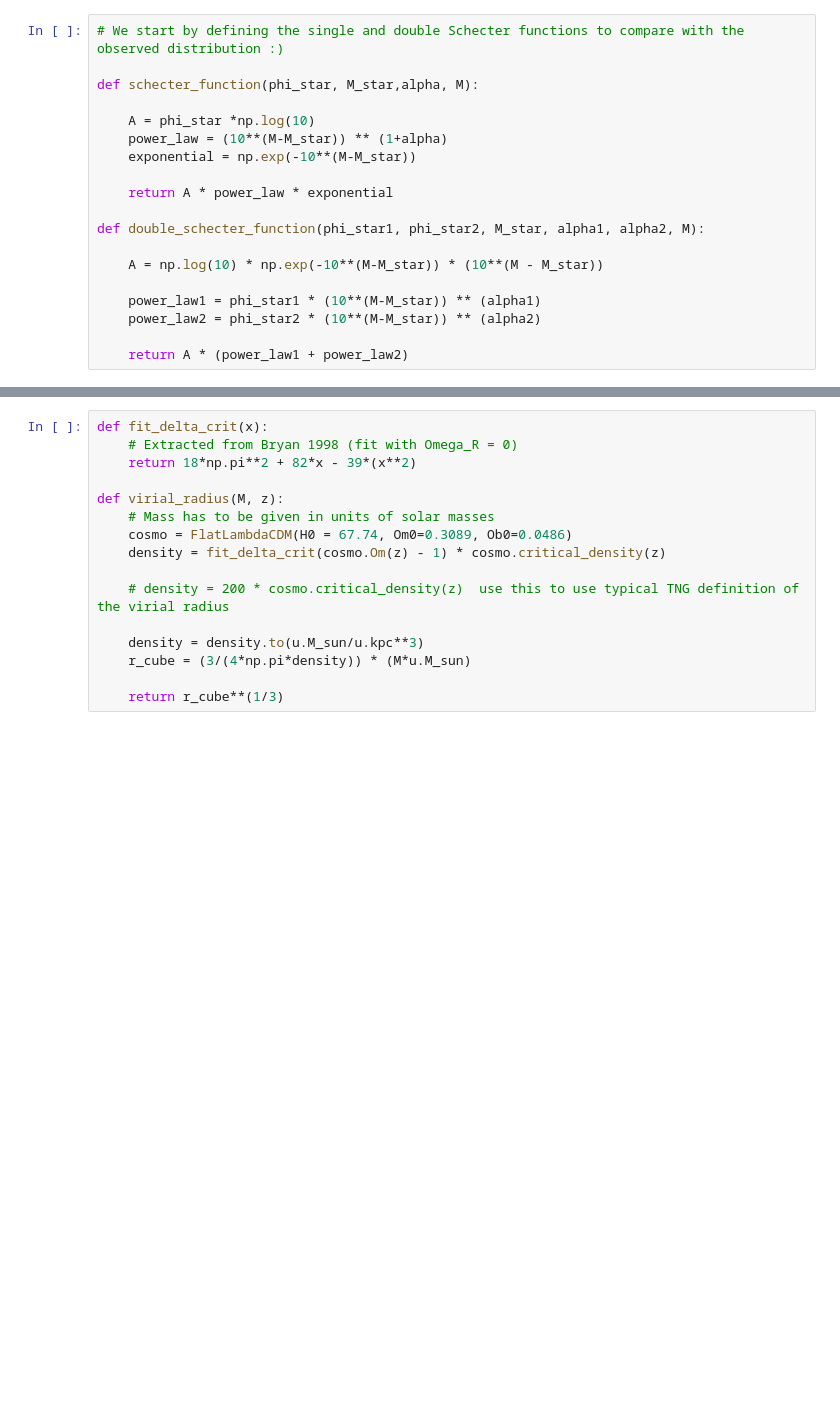
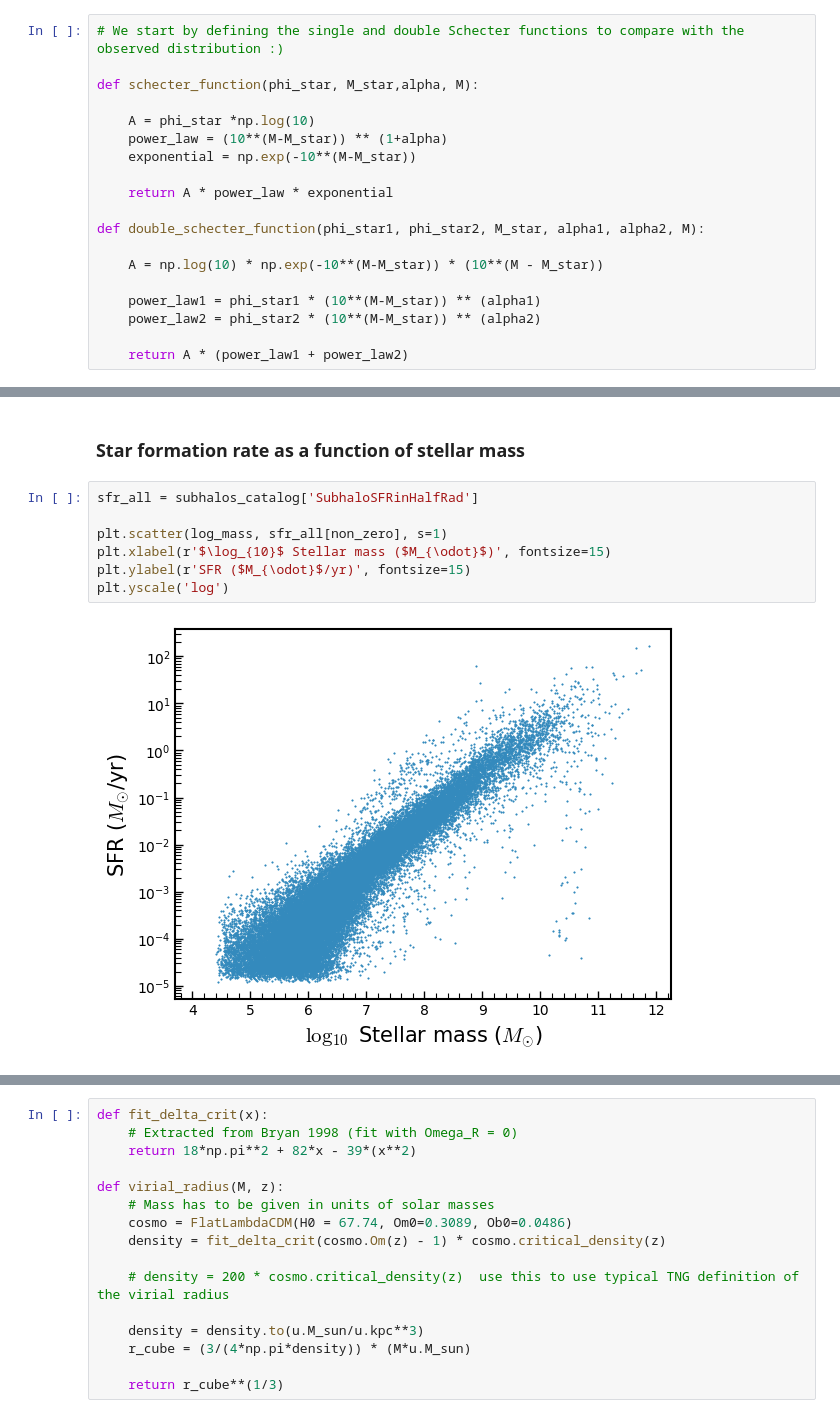
Before and after one commit to franciscourbina/TNG-and-TRIDENT-for-CGM-oriented-science, a Jupyter notebook: TNG_galaxies_exploration.ipynb, the cells around one changed output, grey strips where cells are left out. Drawn from its saved outputs; the diff is of its cells as text; blank space fills up the shorter version.

```diff
--- a/TNG_galaxies_exploration.ipynb
+++ b/TNG_galaxies_exploration.ipynb
@@ -224,0 +204,11 @@ hi
+# %% [markdown]
+### Star formation rate as a function of stellar mass
+# %%
+sfr_all = subhalos_catalog['SubhaloSFRinHalfRad']
+
+plt.scatter(log_mass, sfr_all[non_zero], s=1)
+plt.xlabel(r'$\log_{10}$ Stellar mass ($M_{\odot}$)', fontsize=15)
+plt.ylabel(r'SFR ($M_{\odot}$/yr)', fontsize=15)
+plt.yscale('log')
+# %% [output]
+[figure, added]
```
Also changed, not shown: parts of 83 cells of this notebook.
